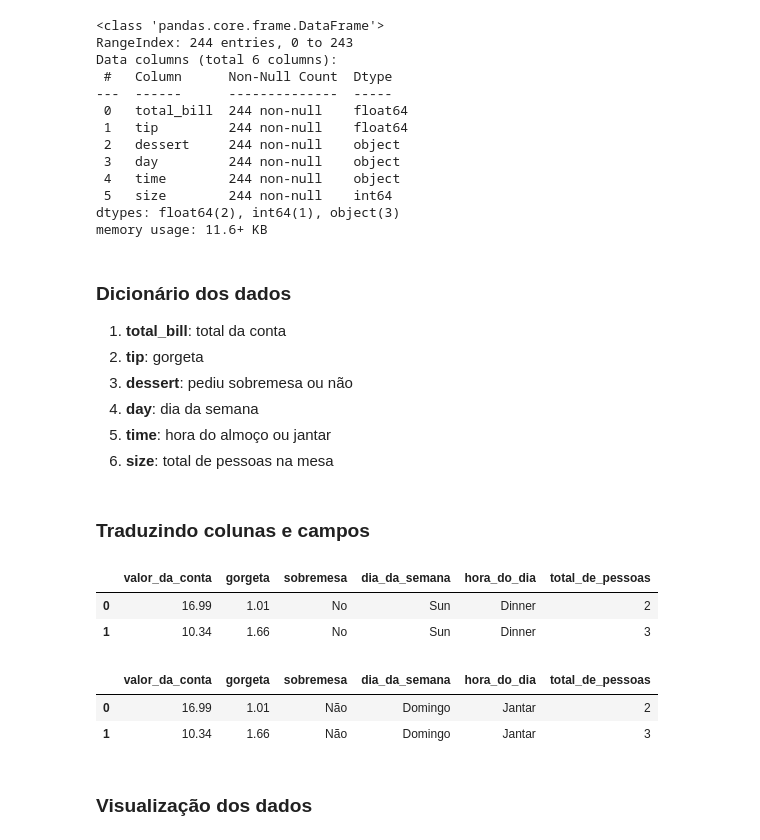
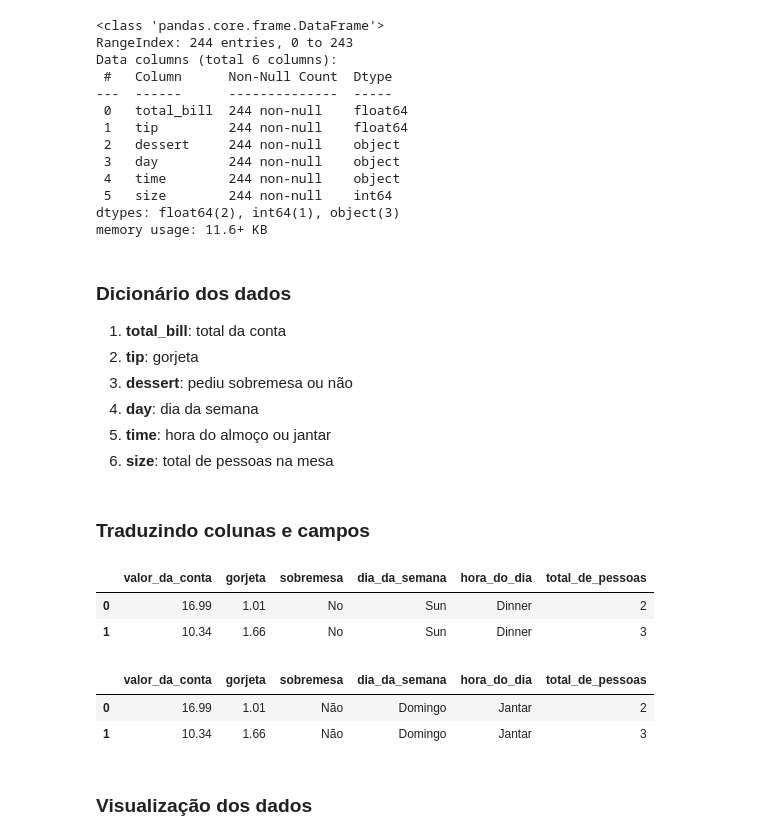
Before and after one commit to LilianeAquino/notebooks_cursos_alura, a Jupyter notebook: Visualização dos dados/Curso_visualização_de_dados_seaborn.ipynb, the cells around one changed output. Drawn from its saved outputs; the diff is of its cells as text; code cells hidden in the pictures.

```diff
--- a/Visualização dos dados/Curso_visualização_de_dados_seaborn.ipynb
+++ b/Visualização dos dados/Curso_visualização_de_dados_seaborn.ipynb
@@ -49,7 +49,7 @@ memory usage: 11.6+ KB
 ### Dicionário dos dados
 
 1. **total_bill**: total da conta
-2. **tip**: gorgeta
+2. **tip**: gorjeta
 3. **dessert**: pediu sobremesa ou não
 4. **day**: dia da semana
 5. **time**: hora do almoço ou jantar
@@ -58,14 +58,14 @@ memory usage: 11.6+ KB
 ### Traduzindo colunas e campos
 # %%
 dados = dados.rename(columns={'total_bill': 'valor_da_conta',
-                      'tip': 'gorgeta',
+                      'tip': 'gorjeta',
                       'dessert': 'sobremesa',
                       'day': 'dia_da_semana',
                       'time': 'hora_do_dia',
                       'size': 'total_de_pessoas'})
 dados.head(2)
 # %% [output]
-|  | valor_da_conta | gorgeta | sobremesa | dia_da_semana | hora_do_dia | total_de_pessoas |
+|  | valor_da_conta | gorjeta | sobremesa | dia_da_semana | hora_do_dia | total_de_pessoas |
 | 0 | 16.99 | 1.01 | No | Sun | Dinner | 2 |
 | 1 | 10.34 | 1.66 | No | Sun | Dinner | 3 |
 # %%
@@ -74,7 +74,7 @@ dados['dia_da_semana'] = dados['dia_da_semana'].map({'Sun': 'Domingo', 'Sat': 'S
 dados['hora_do_dia'] = dados['hora_do_dia'].map({'Dinner': 'Jantar', 'Lunch': 'Almoço'})
 dados.head(2)
 # %% [output]
-|  | valor_da_conta | gorgeta | sobremesa | dia_da_semana | hora_do_dia | total_de_pessoas |
+|  | valor_da_conta | gorjeta | sobremesa | dia_da_semana | hora_do_dia | total_de_pessoas |
 | 0 | 16.99 | 1.01 | Não | Domingo | Jantar | 2 |
 | 1 | 10.34 | 1.66 | Não | Domingo | Jantar | 3 |
 # %% [markdown]
```
Also changed, not shown: parts of 26 cells of this notebook, 1 other file.
